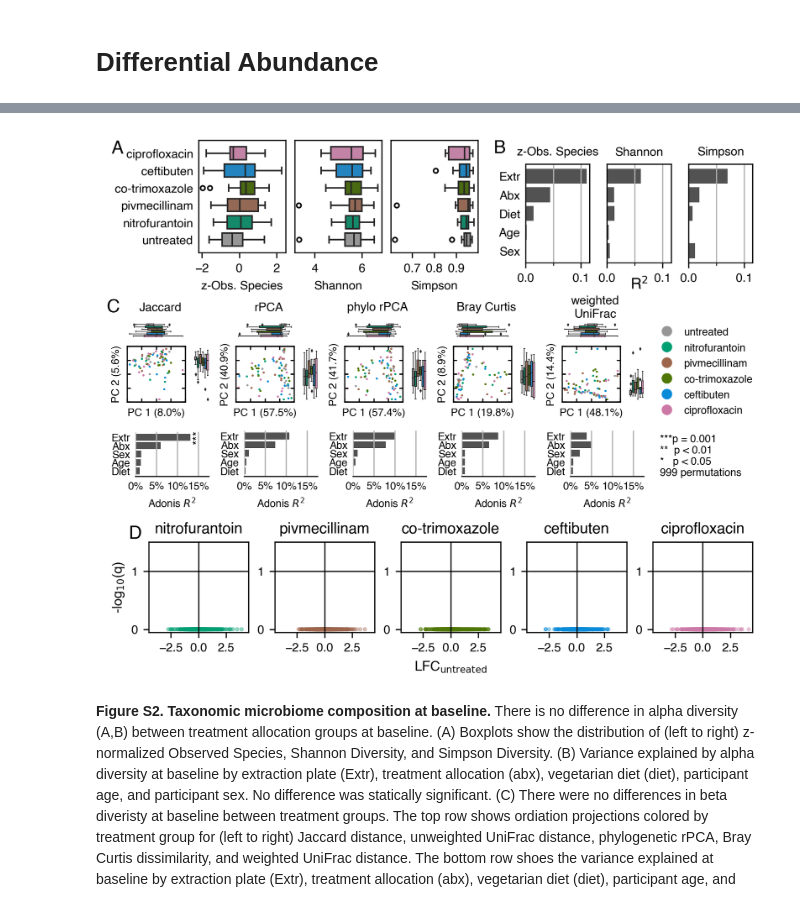
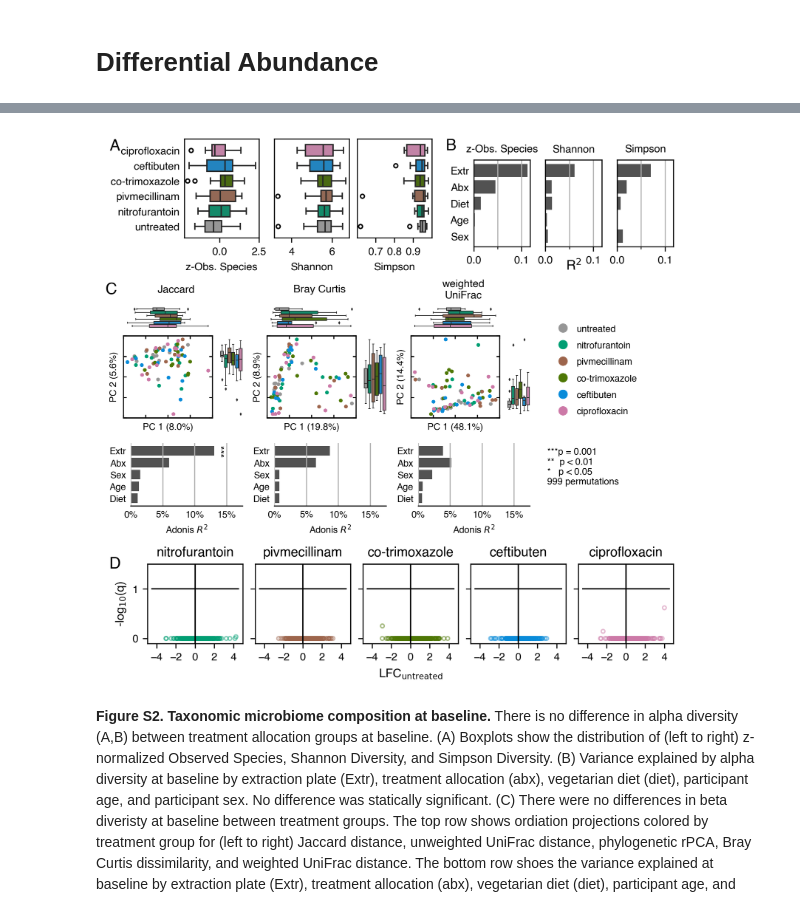
Before and after one commit to jwdebelius/antibiotic_rct_montelin, a Jupyter notebook: ipynb/F.Baseline.ipynb, the cells around one changed output, grey strips where cells are left out. Saved outputs shown, nothing was run; the diff lists cells and outputs as text; code cells hidden in the pictures.

```diff
--- a/ipynb/F.Baseline.ipynb
+++ b/ipynb/F.Baseline.ipynb
@@ -191,7 +184,7 @@ def _ord_plot(fig, pc0, pc1, hue, palette, data, perc_exp):
     ax1 = fig.add_subplot(gs[1, 1], sharey=axm, facecolor='None')
 
     scatter_kwargs = dict(edgecolor='None',
-                          s=2,)
+                          s=8,)
     box_kwargs = dict(linewidth=0.5,
                       fliersize=0.5)
 
@@ -219,8 +212,6 @@ extr_palette = {k: mpc.to_hex(c) for k, c in zip(*(extr_names, sn.color_palette(
 # %%
 met_order = [['jaccard', 'jc', 'Jaccard'],
              # ['unweighted_unifrac', 'uu', 'unweighted\nUniFrac'],
-             ['rpca', 'rpc', 'rPCA'],
-             ['phylo_rpca', 'ppc', 'phylo rPCA'],
              ['braycurtis', 'bc', 'Bray Curtis'],
              ['weighted_unifrac', 'wu', 'weighted\nUniFrac']
              ]
@@ -243,12 +234,12 @@ def _plot_baseline_pc(figt, figa, figc, metric, prefix, title):
     axt.text(0.5, 0.5, title, ha='center', va='center', size=8)
     sn.despine(figt, left=True, right=True, top=True, bottom=True)
 # %%
-fig = plt.figure(dpi=300, constrained_layout=True, figsize=(6, 2), facecolor='lightblue')
+fig = plt.figure(dpi=300, constrained_layout=True, figsize=(6, 2.75), facecolor='lightblue')
 def _build_beta_panels(fig):
     """
     Convenience function to mak the beta figure easier
     """
-    figs = fig.subfigures(3, 6, height_ratios=[0.15, 1, 0.85], facecolor='None')
+    figs = fig.subfigures(3, 4, height_ratios=[0.15, 1, 0.75], facecolor='None')
     for fig_r, met_info in zip(*(figs.T, met_order)):
         _plot_baseline_pc(*fig_r, *met_info)
     axl = figs.T[-1][1].add_subplot(1,1,1, facecolor='None')
@@ -263,6 +254,7 @@ def _build_beta_panels(fig):
     axl.xaxis.set_tick_params(**hide_axes)
     axl.yaxis.set_tick_params(left=False, labelleft=False, right=False,
                               labelright=True, labelsize=7, length=0)
+    axl.set_position((0.125, 0.125, 0.125, 0.75))
     sn.despine(ax=axl, left=True, right=True, top=True, bottom=True)
 
     axa = figs.T[-1][2].add_subplot(1,1,1, facecolor='None')
@@ -510,0 +475,19 @@ _plot_ancom_strip(fig)
+# %%
+taxa_bl_res = pd.read_csv('final-data/06.baseline_compare/antibiotic-taxa-ancombc-res.tsv',
+                         sep='\t',
+                         dtype=str)
+taxa_bl_res.set_index('taxon', inplace=True)
+taxa_bl_res.replace({"FALSE": '0', 'TRUE': '1'}, inplace=True)
+taxa_bl_res = taxa_bl_res.astype(float).T
+taxa_bl_resl = taxa_bl_res.reset_index().melt(id_vars='index')
+taxa_bl_resl['abx'] = taxa_bl_resl['index'].apply(lambda x: x[-1])
+taxa_bl_resl['stat'] = taxa_bl_resl.apply(
+    lambda x: x['index'].replace(x['abx'], '').replace('_abx_code2', ''),
+    axis=1)
+taxa_bl_resl.replace({'abx': {'B': '1', 'C': '2', 'D': '3', 'E': '4', 'F': '5'}},
+                    inplace=True)
+taxa_bl_resw = taxa_bl_resl.pivot(index=['abx', 'taxon'],
+                                columns='stat',
+                                values='value')
+taxa_bl_resw['log_q'] = -np.log10(taxa_bl_resw['q'])
+taxa_bl_resw['log_q'] = taxa_bl_resw['log_q'].mask(taxa_bl_resw['log_q'] <= 0, 0)
@@ -511,12 +538,12 @@ _plot_ancom_strip(fig)
 # %%
-fig = plt.figure(dpi=300, constrained_layout=True, figsize=(6, 5), facecolor='None')
-[figa, figb, figda] = fig.subfigures(3, 1, height_ratios=[1.5, 2, 1.5], facecolor='None')
+fig = plt.figure(dpi=300, constrained_layout=True, figsize=(6, 5.75), facecolor='None')
+[figa, figb, figda] = fig.subfigures(3, 1, height_ratios=[1.5, 2.75, 1.5], facecolor='None')
 figaa, figab = figa.subfigures(1, 2, width_ratios=[3.5, 2.5], facecolor='None')
 _plot_alpha_boxplot(figaa)
 _plot_r2_alpha(figab)
 _build_beta_panels(figb)
-_plot_ancom_strip(figda)
+_ancom_bc_plot(figda)
 # %% [output]
-[figure, old version]
+[figure, new version]
 # %% [markdown]
 **Figure S2. Taxonomic microbiome composition at baseline.** There is no difference in alpha diversity (A,B) between treatment allocation groups at baseline. (A) Boxplots show the distribution of (left to right) z-normalized Observed Species, Shannon Diversity, and Simpson Diversity. (B) Variance explained by alpha diversity at baseline by extraction plate (Extr), treatment allocation (abx), vegetarian diet (diet), participant age, and participant sex. No difference was statically significant. (C) There were no differences in beta diveristy at baseline between treatment groups. The top row shows ordiation projections colored by treatment group for (left to right) Jaccard distance, unweighted UniFrac distance, phylogenetic rPCA, Bray Curtis dissimilarity, and weighted UniFrac distance. The bottom row shoes the variance explained at baseline by extraction plate (Extr), treatment allocation (abx), vegetarian diet (diet), participant age, and participant sex. Variance as calculated with an adonis model with the variable of interest last; adonis was run with 999 permutations. (D) Volcano plot of ANCOM-BC based differential abundance at baseline. The horizonal line indicates an FDR corrected p-value of 0.1.
```
Also changed, not shown: parts of 16 cells of this notebook, 3 other files.
